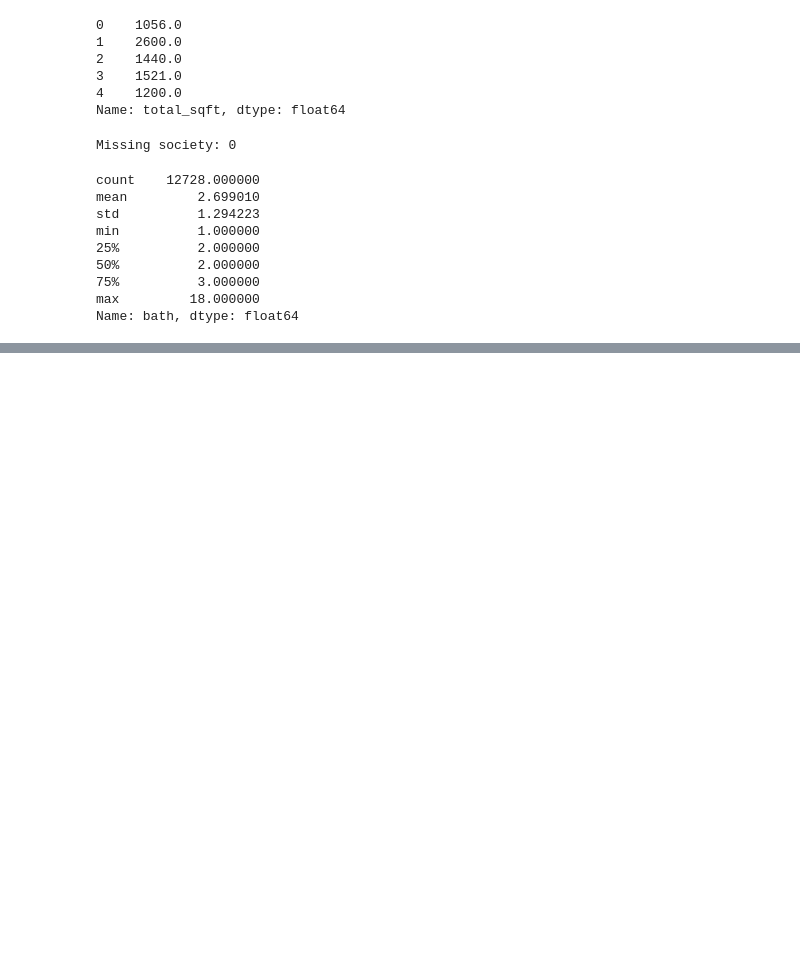
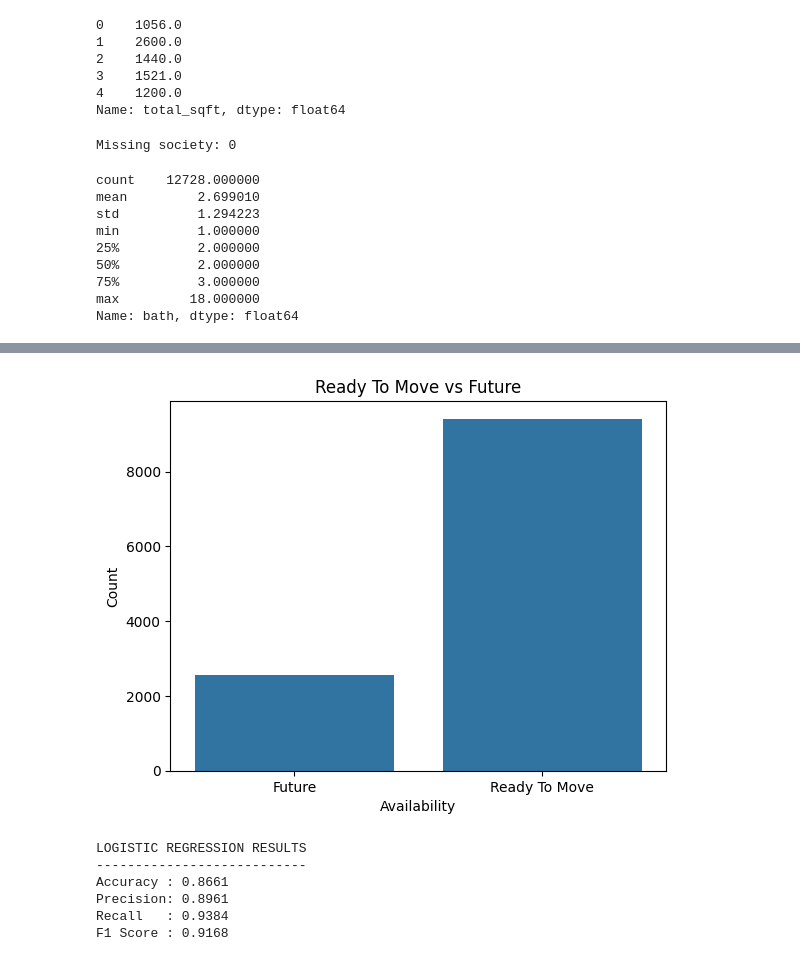
Before and after one commit to Bhoomikamalik81/Probation-Project-26, a Jupyter notebook: bhoomika_task_08.ipynb, the cells around one changed output, grey strips where cells are left out. Saved outputs shown, nothing was run; the diff lists cells and outputs as text; code cells hidden in the pictures; blank space fills up the shorter version.

```diff
--- a/bhoomika_task_08.ipynb
+++ b/bhoomika_task_08.ipynb
@@ -294,0 +354,4 @@ Name: bath, dtype: float64
+# %%
+df["price_per_sqft"] = (df["price"] * 100000)/df["total_sqft"]
+# %%
+df["sqft_per_room"] = (df["total_sqft"]/df["room_count"])
@@ -294,0 +360,2 @@ Name: bath, dtype: float64
+# %%
+df = df[(df["sqft_per_room"] >= 300) &(df["room_count"] <= 10) &(df["bath"] <= df["room_count"] + 2)].copy()
@@ -294,0 +381,2 @@ Name: bath, dtype: float64
+# %%
+df["target"] = df["availability"].map({"Ready To Move": 1,"Future": 0})
@@ -294,0 +495,22 @@ Name: bath, dtype: float64
+# %%
+sns.countplot(data=df,x="availability")
+plt.title("Ready To Move vs Future")
+plt.xlabel("Availability")
+plt.ylabel("Count")
+plt.show()
+# %% [output]
+[figure, added]
+# %%
+print("LOGISTIC REGRESSION RESULTS")
+print("---------------------------")
+print("Accuracy :", round(accuracy, 4))
+print("Precision:", round(precision, 4))
+print("Recall   :", round(recall, 4))
+print("F1 Score :", round(f1, 4))
+# %% [output]
+LOGISTIC REGRESSION RESULTS
+---------------------------
+Accuracy : 0.8661
+Precision: 0.8961
+Recall   : 0.9384
+F1 Score : 0.9168
```
Also changed, not shown: parts of 32 cells of this notebook.
